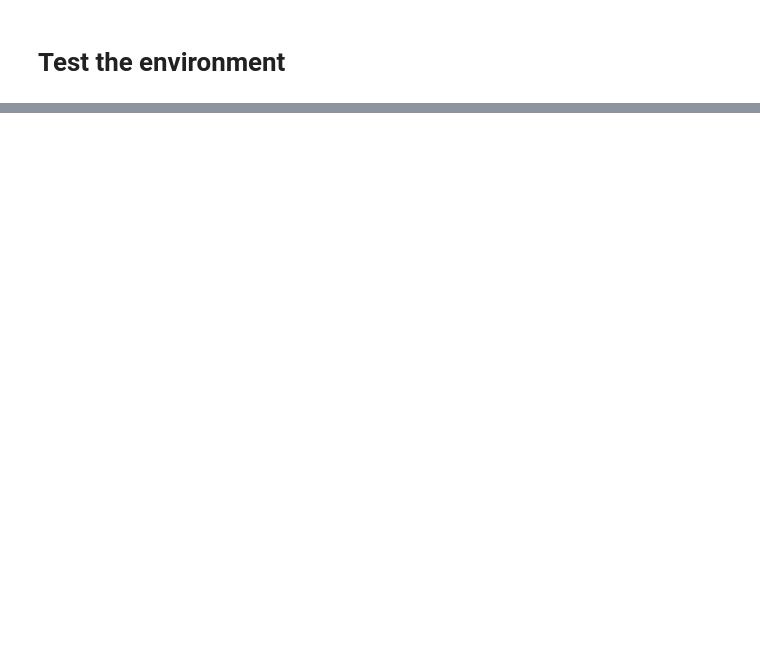
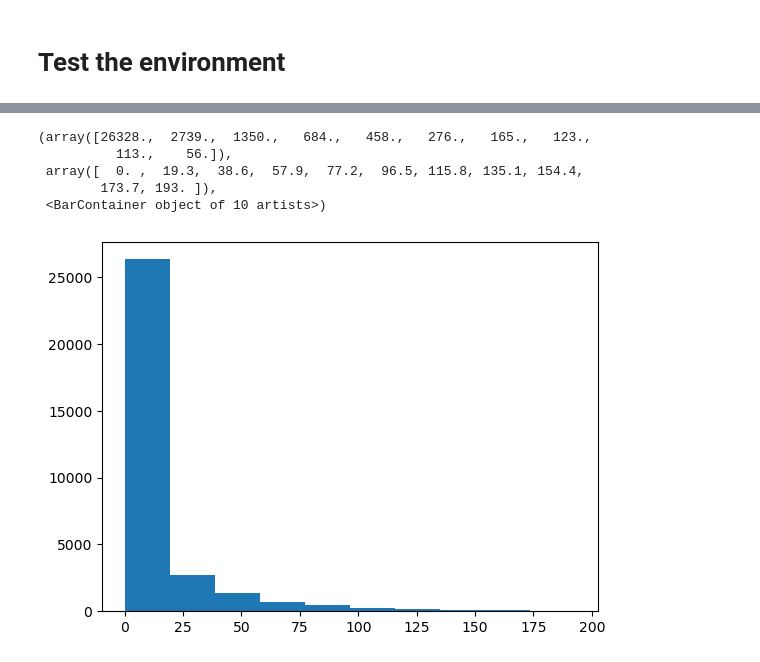
Before and after one commit to andyfu-xl/road_networks, a Jupyter notebook: Larger_Edinburgh/percentage_graph_observed.ipynb, the cells around one changed output, grey strips where cells are left out. Drawn from its saved outputs; the diff is of its cells as text; code cells hidden in the pictures; blank space fills up the shorter version.

```diff
--- a/Larger_Edinburgh/percentage_graph_observed.ipynb
+++ b/Larger_Edinburgh/percentage_graph_observed.ipynb
@@ -427,0 +468,13 @@ Average error:  tensor([69.2748])
+# %%
+# plot the delay distribution
+import matplotlib.pyplot as plt
+# lod the delay distribution
+delay_distribution = np.load('delay_distribution.npy')
+plt.hist(delay_distribution, bins=10)
+# %% [output]
+(array([26328.,  2739.,  1350.,   684.,   458.,   276.,   165.,   123.,
+          113.,    56.]),
+ array([  0. ,  19.3,  38.6,  57.9,  77.2,  96.5, 115.8, 135.1, 154.4,
+        173.7, 193. ]),
+ <BarContainer object of 10 artists>)
+[figure, added]
```
Also changed, not shown: parts of 6 cells of this notebook, 27 other files.
